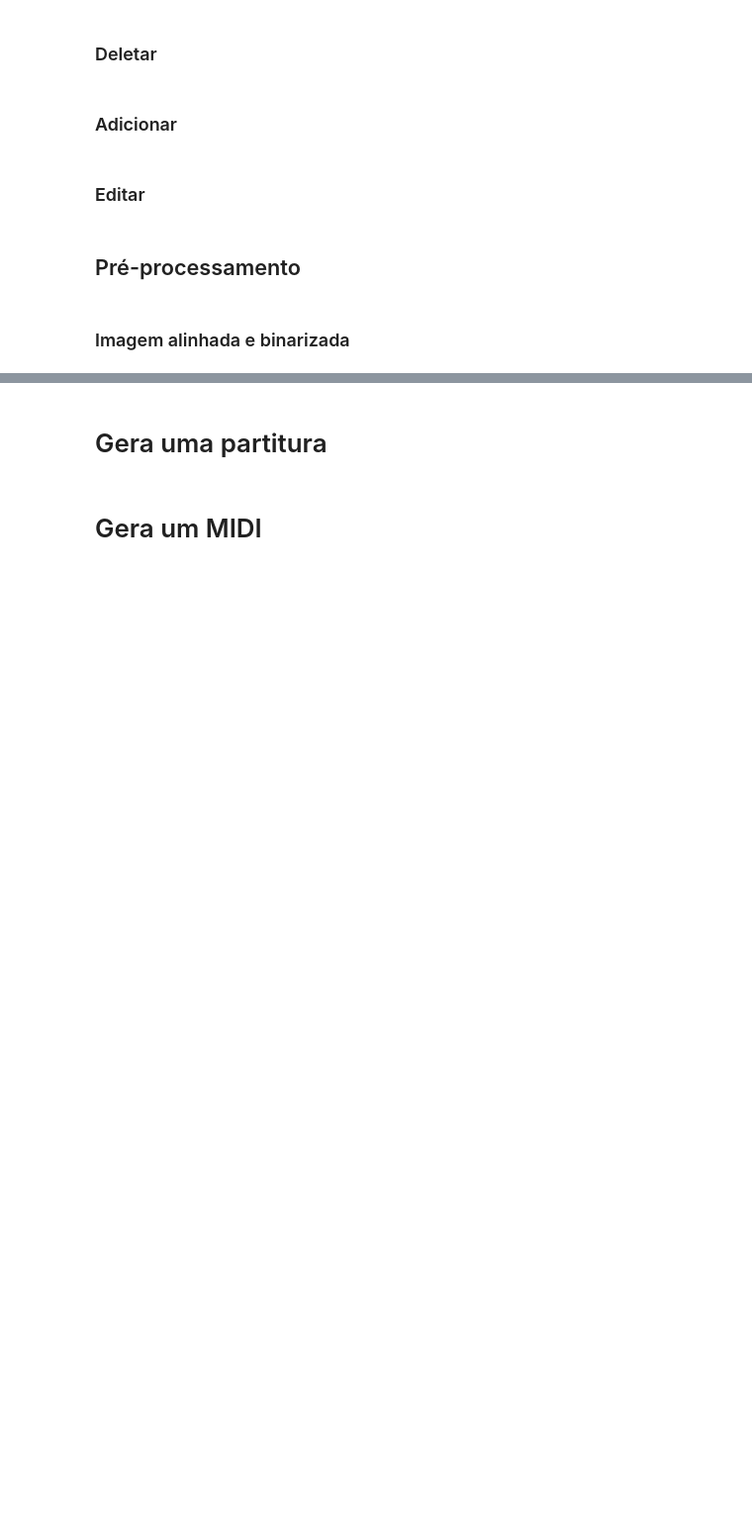
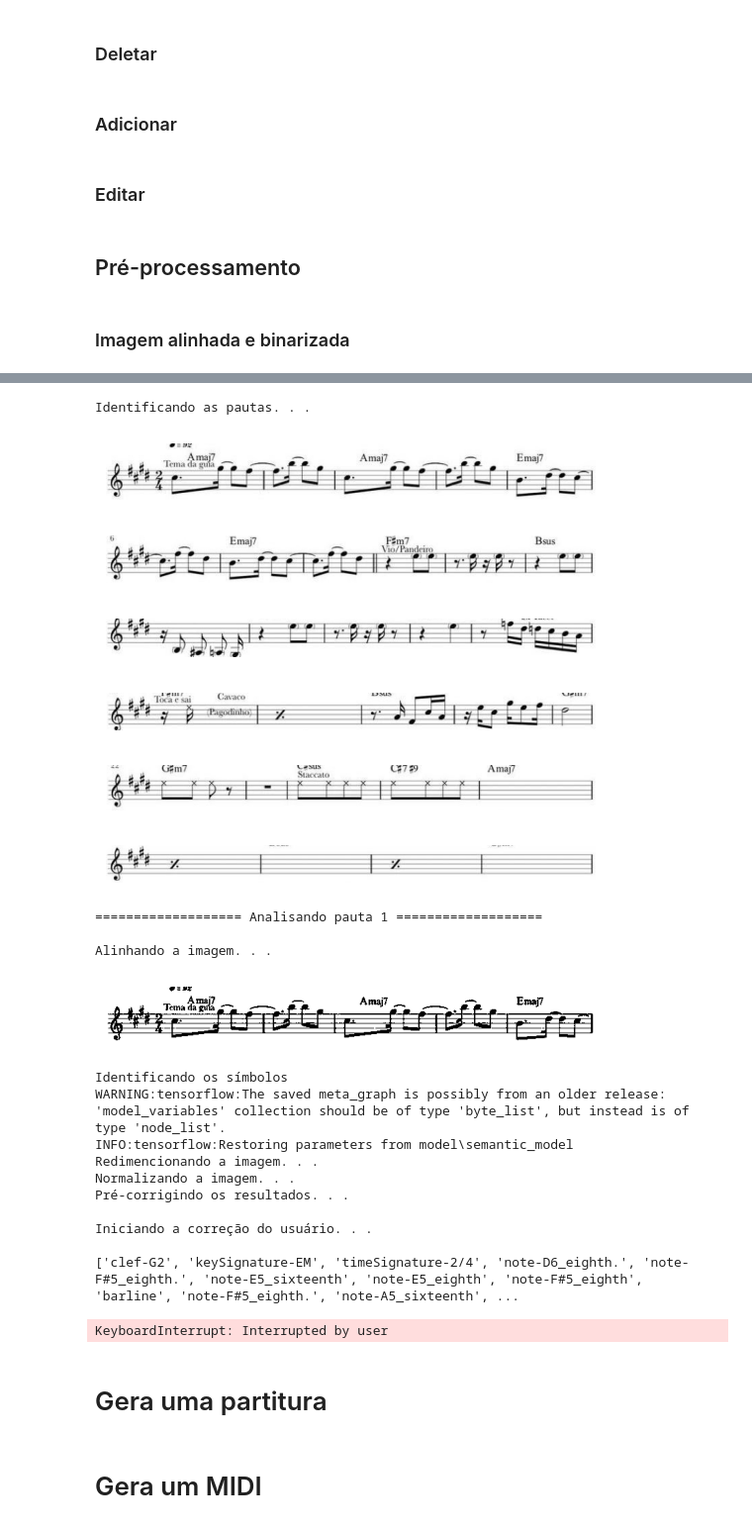
Before and after one commit to MateusViotto/Reconhecimento-Optico-de-Musica-OMR, a Jupyter notebook: notebook PT-BR.ipynb, the cells around one changed output, grey strips where cells are left out. Shown at 99% size. Drawn from its saved outputs; the diff is of its cells as text; code cells hidden in the pictures; blank space fills up the shorter version.

Commit message:
implementação da identificação de pautas

```diff
--- a/notebook PT-BR.ipynb
+++ b/notebook PT-BR.ipynb
@@ -59,3 +72,10 @@ def ler_vocabulario(diretorio):
+# %%
+def mostrar_imagem(img):
+    # Exiba a imagem usando matplotlib
+        img_rgb = cv2.cvtColor(img, cv2.COLOR_BGR2RGB)
+        plt.imshow(img_rgb)
+        plt.axis('off')  # Desliga os eixos
+        plt.show()
 # %% [markdown]
 ## Funções Pré-processamento
 # %% [markdown]
@@ -551,9 +605,3 @@ def editar(pauta, posicao):
 ## Pré-processamento
 # %% [markdown]
 ### Imagem alinhada e binarizada
-# %%
-imagem = cv2.imread(diretorio_imagem)
-imagem_cinza = deixar_cinza(imagem)
-imagem_binarizada = binarizar(imagem_cinza)
-
-salvar_imagem(imagem_binarizada, 'images\\binarized\\'+diretorio_imagem[:-4]+'-binarizada')
@@ -593,2 +607,0 @@ print(symbols)
-# %%
-symbols = precorrecao(symbols, True)
@@ -599,2 +607,0 @@ Pré-corrigindo os resultados. . .
-# %%
-pauta = correcaoUsuario(symbols)
@@ -625,3 +608,62 @@ A classificação está correta? (1- Sim | 2- Não)1
+# %%
+diretorio_imagem = 'partitura.jpg'
+
+imagem = cv2.imread(diretorio_imagem)
+imagem_cinza = deixar_cinza(imagem)
+pautas = identificarpautas(imagem_cinza)
+vocabulario = ler_vocabulario(diretorio_vocabulario)
+pautafinal = []
+i = 1
+primeira = True
+
+for pauta in pautas:
+    print('\n=================== Analisando pauta '+str(i) +' ===================')
+    i = i + 1
+    imagem_binarizada = binarizar(pauta)
+
+    #salvar_imagem(imagem_binarizada, 'images\\binarized\\'+diretorio_imagem[:-4]+'-binarizada')
+    print('\nAlinhando a imagem. . .')
+    imagem_alinhada = alinhar_linhas(imagem_binarizada)
+    #salvar_imagem(imagem_alinhada, 'images\\aligned\\'+diretorio_imagem[:-4]+'-alinhada')
+    mostrar_imagem(imagem_alinhada)
+    #projecao = calcular_projecao(imagem_alinhada)
+    #linhadepauta(projecao)
+
+    # Use a função 'img_as_ubyte' para converter a imagem para ubytes
+    img_data = skimage.img_as_ubyte(imagem_alinhada)
+
+    line_thickness, staff_space = get_reference_lenghts(img_data)
+    symbols = identificar_simbolos(img_data, vocabulario, diretorio_modelo)
+    #print('\n', symbols)
+
+    pautaprecorrigida = precorrecao(symbols, primeira)
+    primeira = False
+    pautacorrigida = correcaoUsuario(pautaprecorrigida)
+    pautafinal.append(pautacorrigida)
+# %% [output]
+Identificando as pautas. . .
+[figure, added]
+[figure, added]
+[figure, added]
+[figure, added]
+[figure, added]
+[figure, added]
+=================== Analisando pauta 1 ===================
+
+Alinhando a imagem. . .
+[figure, added]
+Identificando os símbolos
+WARNING:tensorflow:The saved meta_graph is possibly from an older release:
+'model_variables' collection should be of type 'byte_list', but instead is of type 'node_list'.
+INFO:tensorflow:Restoring parameters from model\semantic_model
+Redimencionando a imagem. . .
+Normalizando a imagem. . .
+Pré-corrigindo os resultados. . .
+
+Iniciando a correção do usuário. . .
+
+['clef-G2', 'keySignature-EM', 'timeSignature-2/4', 'note-D6_eighth.', 'note-F#5_eighth.', 'note-E5_sixteenth', 'note-E5_eighth', 'note-F#5_eighth', 'barline', 'note-F#5_eighth.', 'note-A5_sixteenth', ...
+KeyboardInterrupt: Interrupted by user
 # %% [markdown]
 # Gera uma partitura
 # %% [markdown]
```
Also changed, not shown: parts of 49 cells of this notebook, 6 other files.
